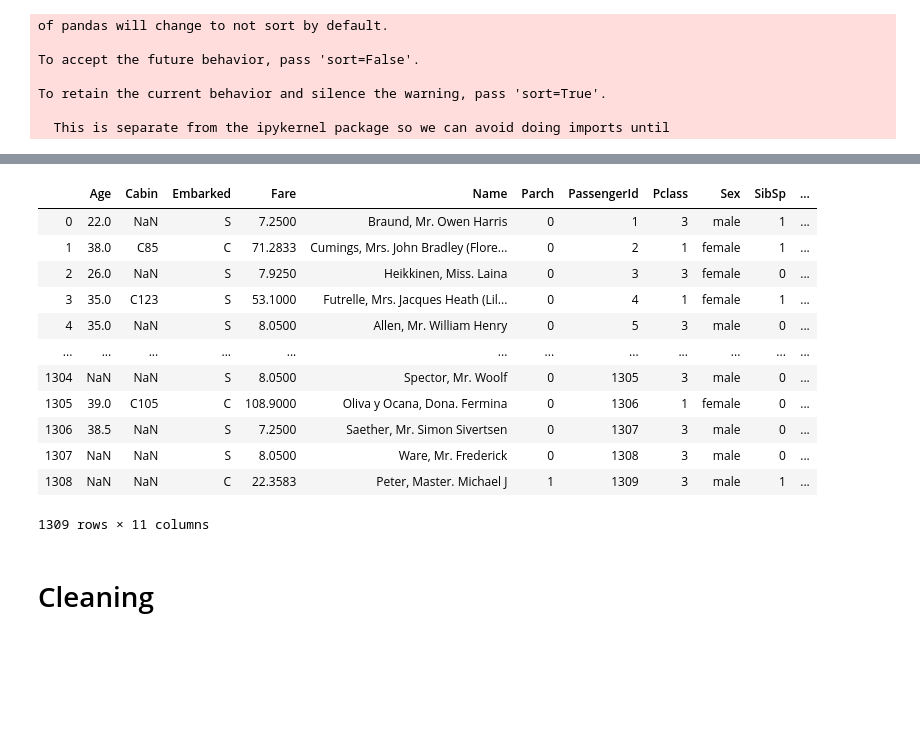
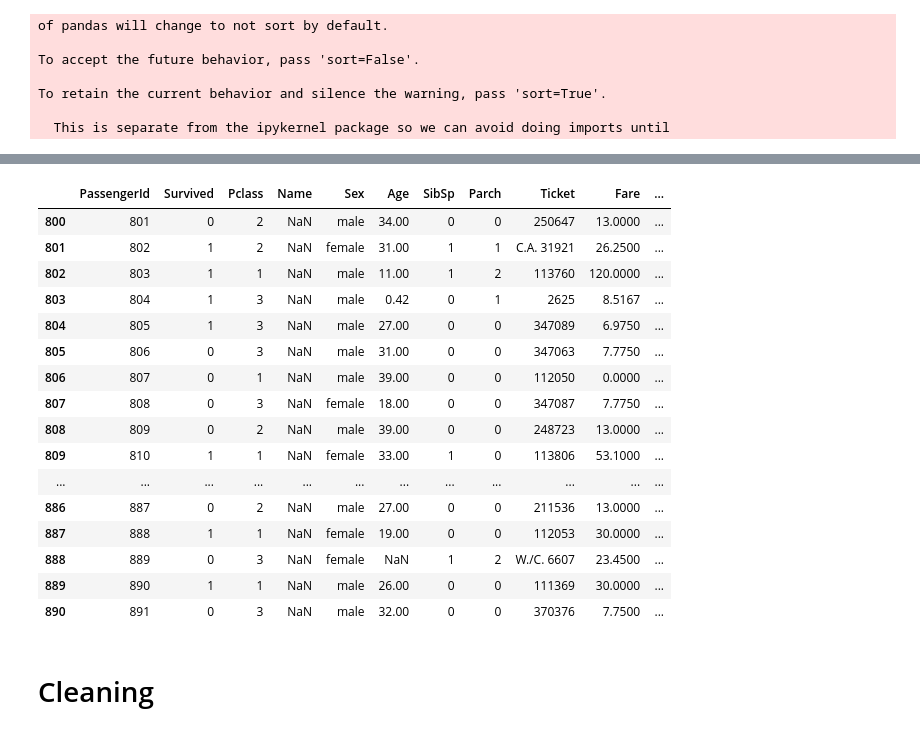
Before and after one commit to stone4789/fastai_codeAlongs, a Jupyter notebook: fastai_titanic.ipynb, the cells around one changed output, grey strips where cells are left out. Cells and saved outputs as stored; diff of their text form; code cells hidden in the pictures; blank space fills up the shorter version.

```diff
--- a/fastai_titanic.ipynb
+++ b/fastai_titanic.ipynb
@@ -32,3 +29,31 @@ To accept the future behavior, pass 'sort=False'.
 To retain the current behavior and silence the warning, pass 'sort=True'.
 
   This is separate from the ipykernel package so we can avoid doing imports until
+# %%
+'''path = "titanic_train.csv"
+df = pd.read_csv(path)
+
+df = df.drop(['Cabin', 'PassengerId'], axis=1)
+
+dataset_title = [i.split(",")[1].split(".")[0].strip() for i in df["Name"]]
+df["Title"] = pd.Series(dataset_title)
+df["Title"] = df["Title"].replace(['Lady', 'the Countess','Countess','Capt', 'Col','Don', 'Dr', 'Major', 'Rev', 'Sir', 'Jonkheer', 'Dona'], 'Rare')
+df["Title"] = df["Title"].map({"Master":0, "Miss":1, "Ms" : 1 , "Mme":1, "Mlle":1, "Mrs":1, "Mr":2, "Rare":3})
+df["Title"] = df["Title"].astype(int)
+df.drop(labels = ["Name"], axis = 1, inplace = True)
+cont_list, cat_list = cont_cat_split(df=df, max_card=20, dep_var='Survived')
+
+train_df, valid_df = df.iloc[:800].copy(), df.iloc[800:].copy()
+
+
+tfm = Categorify(cat_list, cont_list)
+tfm(train_df)
+tfm(valid_df, test=True)
+
+tfm = FillMissing(cat_list, cont_list)
+tfm(train_df)
+tfm(valid_df, test=True)
+
+norm = Normalize(cat_list, cont_list)
+norm.apply_train(train_df)
+norm.apply_test(valid_df)'''
@@ -35,19 +84,23 @@ To retain the current behavior and silence the warning, pass 'sort=True'.
 # %%
-display_all(full)
+display_all(df)
 # %% [output]
-|  | Age | Cabin | Embarked | Fare | Name | Parch | PassengerId | Pclass | Sex | SibSp | ... |
-| 0 | 22.0 | NaN | S | 7.2500 | Braund, Mr. Owen Harris | 0 | 1 | 3 | male | 1 | ... |
-| 1 | 38.0 | C85 | C | 71.2833 | Cumings, Mrs. John Bradley (Flore... | 0 | 2 | 1 | female | 1 | ... |
-| 2 | 26.0 | NaN | S | 7.9250 | Heikkinen, Miss. Laina | 0 | 3 | 3 | female | 0 | ... |
-| 3 | 35.0 | C123 | S | 53.1000 | Futrelle, Mrs. Jacques Heath (Lil... | 0 | 4 | 1 | female | 1 | ... |
-| 4 | 35.0 | NaN | S | 8.0500 | Allen, Mr. William Henry | 0 | 5 | 3 | male | 0 | ... |
+|  | PassengerId | Survived | Pclass | Name | Sex | Age | SibSp | Parch | Ticket | Fare | ... |
+| 800 | 801 | 0 | 2 | NaN | male | 34.00 | 0 | 0 | 250647 | 13.0000 | ... |
+| 801 | 802 | 1 | 2 | NaN | female | 31.00 | 1 | 1 | C.A. 31921 | 26.2500 | ... |
+| 802 | 803 | 1 | 1 | NaN | male | 11.00 | 1 | 2 | 113760 | 120.0000 | ... |
+| 803 | 804 | 1 | 3 | NaN | male | 0.42 | 0 | 1 | 2625 | 8.5167 | ... |
+| 804 | 805 | 1 | 3 | NaN | male | 27.00 | 0 | 0 | 347089 | 6.9750 | ... |
+| 805 | 806 | 0 | 3 | NaN | male | 31.00 | 0 | 0 | 347063 | 7.7750 | ... |
+| 806 | 807 | 0 | 1 | NaN | male | 39.00 | 0 | 0 | 112050 | 0.0000 | ... |
+| 807 | 808 | 0 | 3 | NaN | female | 18.00 | 0 | 0 | 347087 | 7.7750 | ... |
+| 808 | 809 | 0 | 2 | NaN | male | 39.00 | 0 | 0 | 248723 | 13.0000 | ... |
+| 809 | 810 | 1 | 1 | NaN | female | 33.00 | 1 | 0 | 113806 | 53.1000 | ... |
 | ... | ... | ... | ... | ... | ... | ... | ... | ... | ... | ... | ... |
-| 1304 | NaN | NaN | S | 8.0500 | Spector, Mr. Woolf | 0 | 1305 | 3 | male | 0 | ... |
-| 1305 | 39.0 | C105 | C | 108.9000 | Oliva y Ocana, Dona. Fermina | 0 | 1306 | 1 | female | 0 | ... |
-| 1306 | 38.5 | NaN | S | 7.2500 | Saether, Mr. Simon Sivertsen | 0 | 1307 | 3 | male | 0 | ... |
-| 1307 | NaN | NaN | S | 8.0500 | Ware, Mr. Frederick | 0 | 1308 | 3 | male | 0 | ... |
-| 1308 | NaN | NaN | C | 22.3583 | Peter, Master. Michael J | 1 | 1309 | 3 | male | 1 | ... |
+| 886 | 887 | 0 | 2 | NaN | male | 27.00 | 0 | 0 | 211536 | 13.0000 | ... |
+| 887 | 888 | 1 | 1 | NaN | female | 19.00 | 0 | 0 | 112053 | 30.0000 | ... |
+| 888 | 889 | 0 | 3 | NaN | female | NaN | 1 | 2 | W./C. 6607 | 23.4500 | ... |
+| 889 | 890 | 1 | 1 | NaN | male | 26.00 | 0 | 0 | 111369 | 30.0000 | ... |
+| 890 | 891 | 0 | 3 | NaN | male | 32.00 | 0 | 0 | 370376 | 7.7500 | ... |
-1309 rows × 11 columns
 # %% [markdown]
 # Cleaning
 # %%
```
Also changed, not shown: parts of 20 cells of this notebook.
